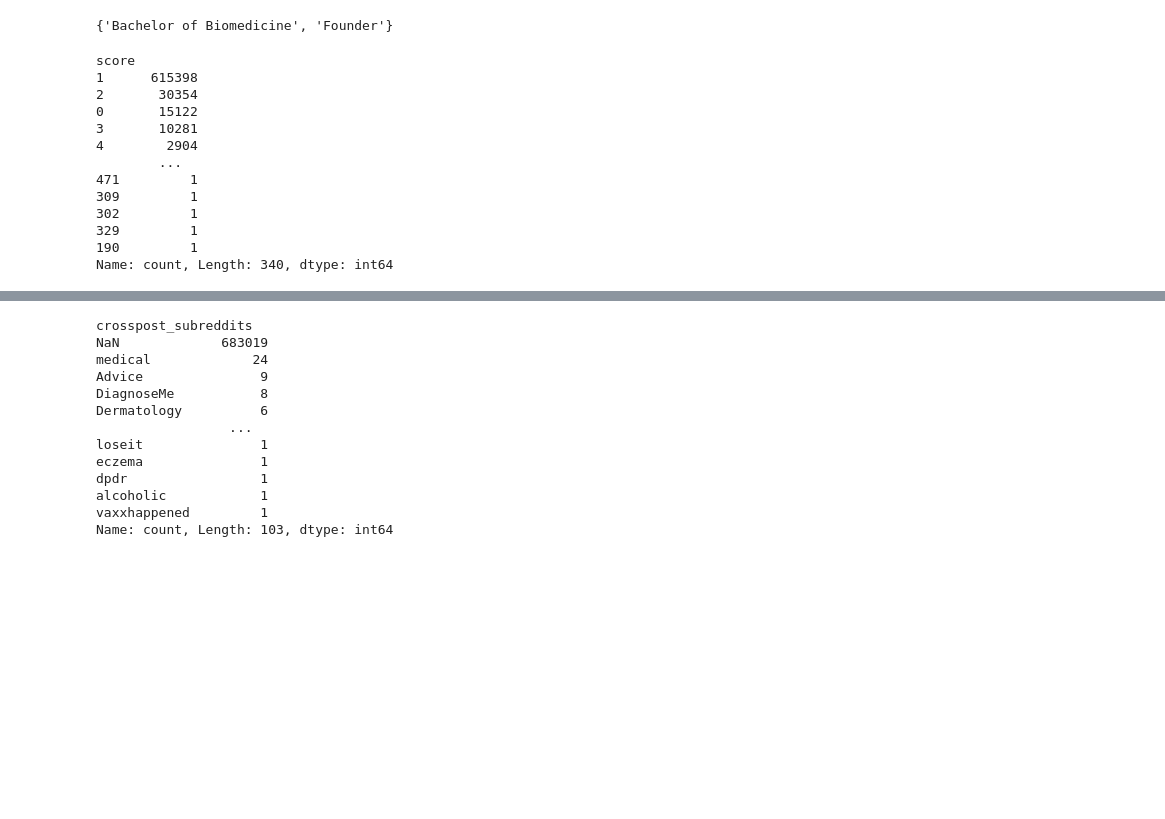
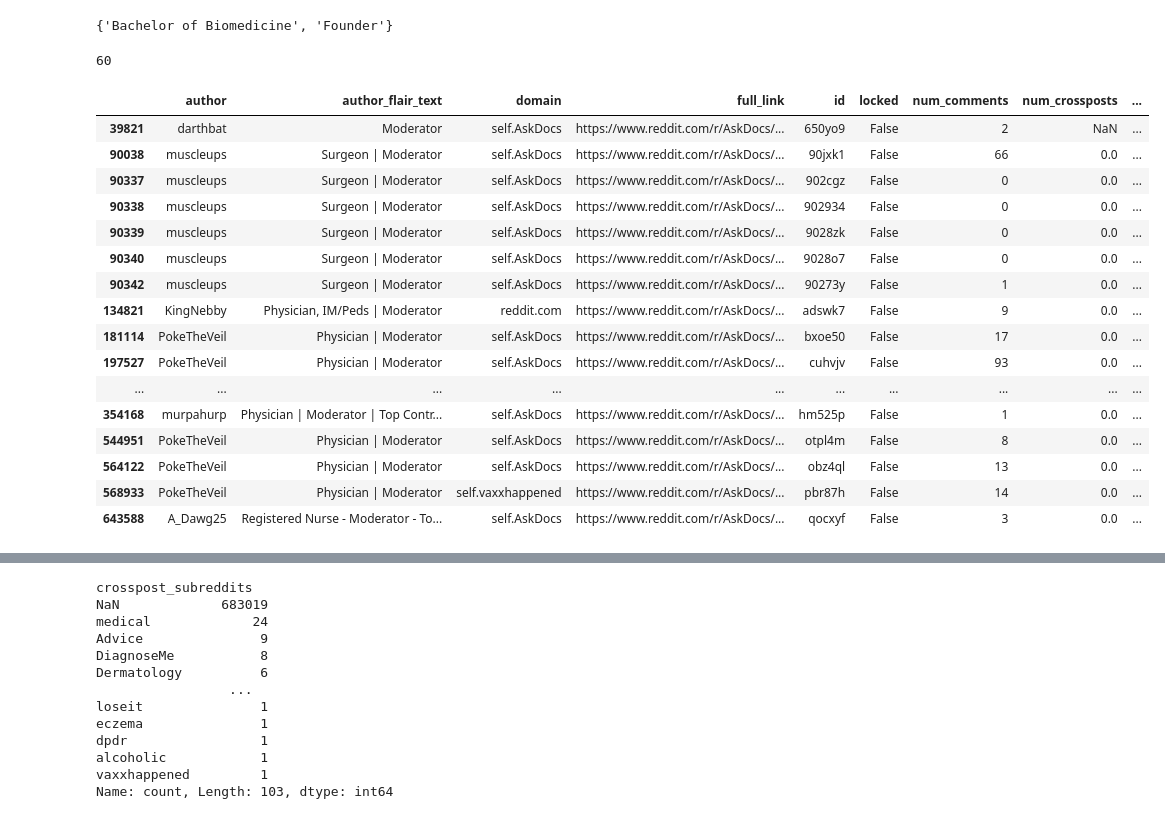
Before and after one commit to 33eyes/reddit-askdocs-analysis, a Jupyter notebook: 06_eda.ipynb, the cells around one changed output, grey strips where cells are left out. Drawn from its saved outputs; the diff is of its cells as text; code cells hidden in the pictures; blank space fills up the shorter version.

```diff
--- a/06_eda.ipynb
+++ b/06_eda.ipynb
@@ -431,19 +438,27 @@ all_flairs = {x for v in flairs_dict.values() for x in v}
 set(author_flairs_list).difference(all_flairs)
 # %% [output]
 {'Bachelor of Biomedicine', 'Founder'}
-# %%
-df['score'].value_counts(dropna=False)
-# %% [output]
-score
-1      615398
-2       30354
-0       15122
-3       10281
-4        2904
-        ...
-471         1
-309         1
-302         1
-329         1
-190         1
-Name: count, Length: 340, dtype: int64
+# %%
+len(df[df['author_flair_text'].isin(flairs_dict['bot'])])
+# %% [output]
+60
+# %%
+df[df['author_flair_text'].isin(flairs_dict['moderator'])]
+# %% [output]
+|  | author | author_flair_text | domain | full_link | id | locked | num_comments | num_crossposts | ... |
+| 39821 | darthbat | Moderator | self.AskDocs | https://www.reddit.com/r/AskDocs/... | 650yo9 | False | 2 | NaN | ... |
+| 90038 | muscleups | Surgeon | Moderator | self.AskDocs | https://www.reddit.com/r/AskDocs/... | 90jxk1 | False | 66 | 0.0 | ... |
+| 90337 | muscleups | Surgeon | Moderator | self.AskDocs | https://www.reddit.com/r/AskDocs/... | 902cgz | False | 0 | 0.0 | ... |
+| 90338 | muscleups | Surgeon | Moderator | self.AskDocs | https://www.reddit.com/r/AskDocs/... | 902934 | False | 0 | 0.0 | ... |
+| 90339 | muscleups | Surgeon | Moderator | self.AskDocs | https://www.reddit.com/r/AskDocs/... | 9028zk | False | 0 | 0.0 | ... |
+| 90340 | muscleups | Surgeon | Moderator | self.AskDocs | https://www.reddit.com/r/AskDocs/... | 9028o7 | False | 0 | 0.0 | ... |
+| 90342 | muscleups | Surgeon | Moderator | self.AskDocs | https://www.reddit.com/r/AskDocs/... | 90273y | False | 1 | 0.0 | ... |
+| 134821 | KingNebby | Physician, IM/Peds | Moderator | reddit.com | https://www.reddit.com/r/AskDocs/... | adswk7 | False | 9 | 0.0 | ... |
+| 181114 | PokeTheVeil | Physician | Moderator | self.AskDocs | https://www.reddit.com/r/AskDocs/... | bxoe50 | False | 17 | 0.0 | ... |
+| 197527 | PokeTheVeil | Physician | Moderator | self.AskDocs | https://www.reddit.com/r/AskDocs/... | cuhvjv | False | 93 | 0.0 | ... |
+| ... | ... | ... | ... | ... | ... | ... | ... | ... | ... |
+| 354168 | murpahurp | Physician | Moderator | Top Contr... | self.AskDocs | https://www.reddit.com/r/AskDocs/... | hm525p | False | 1 | 0.0 | ... |
+| 544951 | PokeTheVeil | Physician | Moderator | self.AskDocs | https://www.reddit.com/r/AskDocs/... | otpl4m | False | 8 | 0.0 | ... |
+| 564122 | PokeTheVeil | Physician | Moderator | self.AskDocs | https://www.reddit.com/r/AskDocs/... | obz4ql | False | 13 | 0.0 | ... |
+| 568933 | PokeTheVeil | Physician | Moderator | self.vaxxhappened | https://www.reddit.com/r/AskDocs/... | pbr87h | False | 14 | 0.0 | ... |
+| 643588 | A_Dawg25 | Registered Nurse - Moderator - To... | self.AskDocs | https://www.reddit.com/r/AskDocs/... | qocxyf | False | 3 | 0.0 | ... |
```
Also changed, not shown: parts of 38 cells of this notebook.
